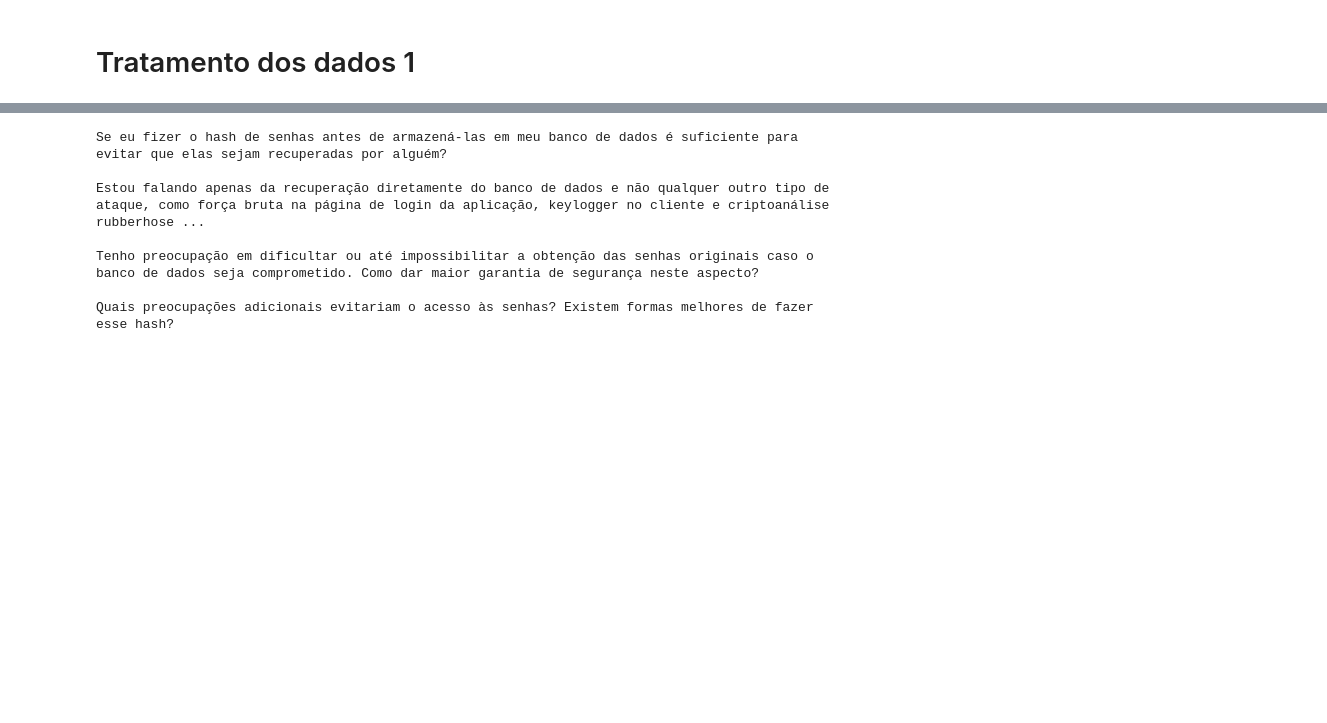
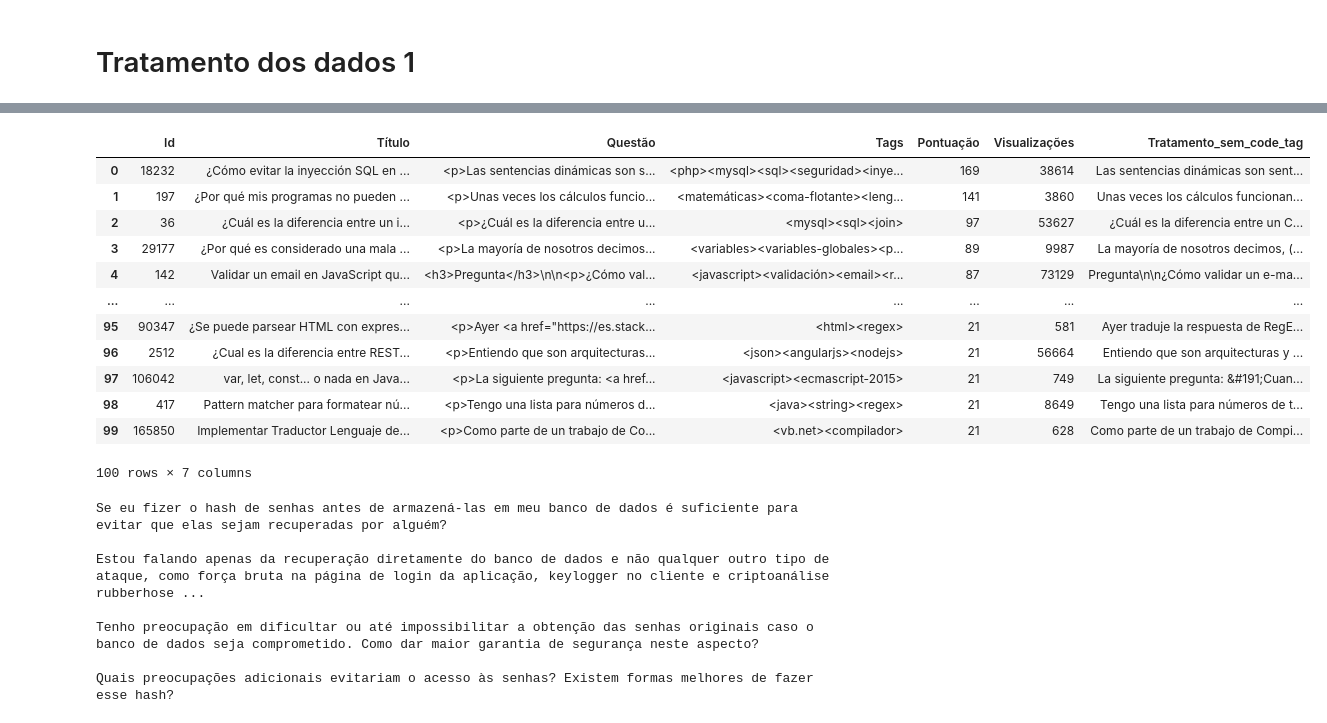
Before and after one commit to J0hnV1ct0r/Formacao_ML_Avancada_Alura, a Jupyter notebook: ModelosDeLinguagemAlura.ipynb, the cells around one changed output, grey strips where cells are left out. Drawn from its saved outputs; the diff is of its cells as text; code cells hidden in the pictures; blank space fills up the shorter version.

```diff
--- a/ModelosDeLinguagemAlura.ipynb
+++ b/ModelosDeLinguagemAlura.ipynb
@@ -253,3 +253,20 @@ overflow_port.head(100)
+# %%
+overflow_esp['Tratamento_sem_code_tag']=tratamento_1(overflow_esp.Questão)
+overflow_esp.head(100)
+# %% [output]
+|  | Id | Título | Questão | Tags | Pontuação | Visualizações | Tratamento_sem_code_tag |
+| 0 | 18232 | ¿Cómo evitar la inyección SQL en ... | <p>Las sentencias dinámicas son s... | <php><mysql><sql><seguridad><inye... | 169 | 38614 | Las sentencias dinámicas son sent... |
+| 1 | 197 | ¿Por qué mis programas no pueden ... | <p>Unas veces los cálculos funcio... | <matemáticas><coma-flotante><leng... | 141 | 3860 | Unas veces los cálculos funcionan... |
+| 2 | 36 | ¿Cuál es la diferencia entre un i... | <p>¿Cuál es la diferencia entre u... | <mysql><sql><join> | 97 | 53627 | ¿Cuál es la diferencia entre un C... |
+| 3 | 29177 | ¿Por qué es considerado una mala ... | <p>La mayoría de nosotros decimos... | <variables><variables-globales><p... | 89 | 9987 | La mayoría de nosotros decimos, (... |
+| 4 | 142 | Validar un email en JavaScript qu... | <h3>Pregunta</h3>\n\n<p>¿Cómo val... | <javascript><validación><email><r... | 87 | 73129 | Pregunta\n\n¿Cómo validar un e-ma... |
+| ... | ... | ... | ... | ... | ... | ... | ... |
+| 95 | 90347 | ¿Se puede parsear HTML con expres... | <p>Ayer <a href="https://es.stack... | <html><regex> | 21 | 581 | Ayer traduje la respuesta de RegE... |
+| 96 | 2512 | ¿Cual es la diferencia entre REST... | <p>Entiendo que son arquitecturas... | <json><angularjs><nodejs> | 21 | 56664 | Entiendo que son arquitecturas y ... |
+| 97 | 106042 | var, let, const... o nada en Java... | <p>La siguiente pregunta: <a href... | <javascript><ecmascript-2015> | 21 | 749 | La siguiente pregunta: &#191;Cuan... |
+| 98 | 417 | Pattern matcher para formatear nú... | <p>Tengo una lista para números d... | <java><string><regex> | 21 | 8649 | Tengo una lista para números de t... |
+| 99 | 165850 | Implementar Traductor Lenguaje de... | <p>Como parte de un trabajo de Co... | <vb.net><compilador> | 21 | 628 | Como parte de un trabajo de Compi... |
+100 rows × 7 columns
 # %%
 print(overflow_port.Tratamento_sem_code_tag[0])
 # %% [output]
```
Also changed, not shown: parts of 33 cells of this notebook.
